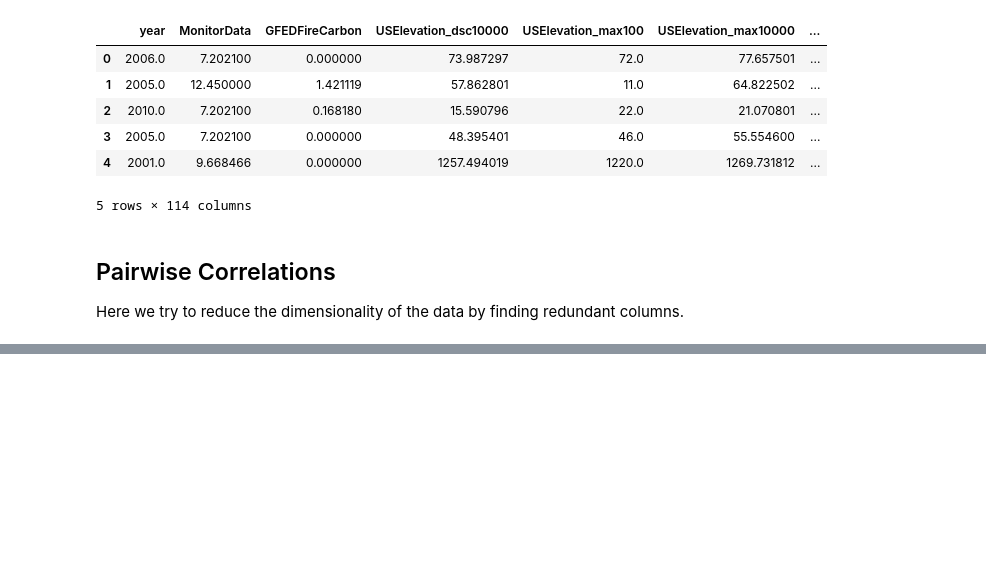
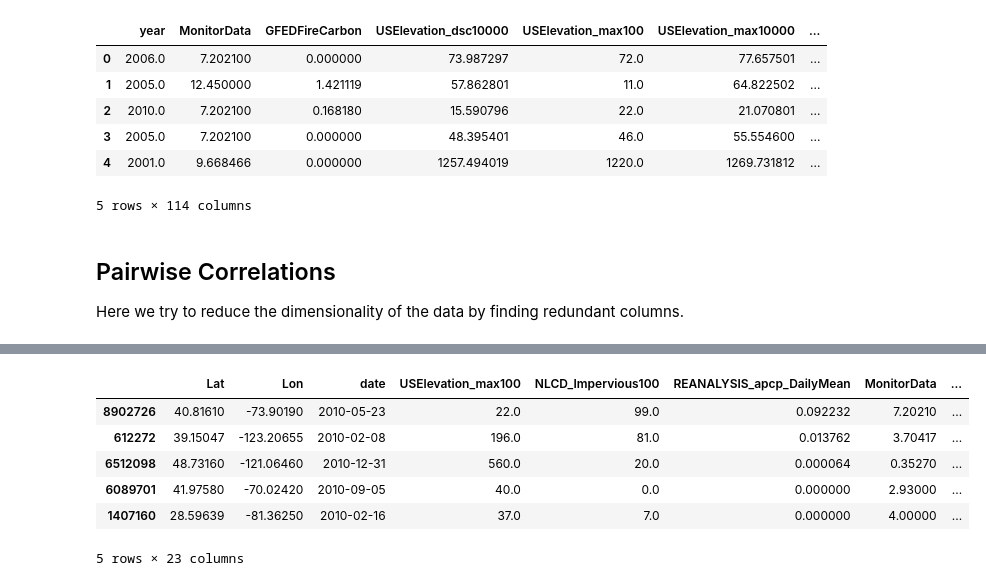
Before and after one commit to chase130101/airpred, a Jupyter notebook: eda/justin_EDA.ipynb, the cells around one changed output, grey strips where cells are left out. Drawn from its saved outputs; the diff is of its cells as text; code cells hidden in the pictures; blank space fills up the shorter version.

```diff
--- a/eda/justin_EDA.ipynb
+++ b/eda/justin_EDA.ipynb
@@ -298,0 +369,11 @@ Predictors displaying strong positive/negative correlations: ['MOD11A1_LST_Night
+# %%
+df_year_subset["month"] = [date.month for date in pd.to_datetime(df_year_subset["date"])]
+df_year_subset.head()
+# %% [output]
+|  | Lat | Lon | date | USElevation_max100 | NLCD_Impervious100 | REANALYSIS_apcp_DailyMean | MonitorData | ... |
+| 8902726 | 40.81610 | -73.90190 | 2010-05-23 | 22.0 | 99.0 | 0.092232 | 7.20210 | ... |
+| 612272 | 39.15047 | -123.20655 | 2010-02-08 | 196.0 | 81.0 | 0.013762 | 3.70417 | ... |
+| 6512098 | 48.73160 | -121.06460 | 2010-12-31 | 560.0 | 20.0 | 0.000064 | 0.35270 | ... |
+| 6089701 | 41.97580 | -70.02420 | 2010-09-05 | 40.0 | 0.0 | 0.000000 | 2.93000 | ... |
+| 1407160 | 28.59639 | -81.36250 | 2010-02-16 | 37.0 | 7.0 | 0.000000 | 4.00000 | ... |
+5 rows × 23 columns
```
Also changed, not shown: parts of 19 cells of this notebook.
